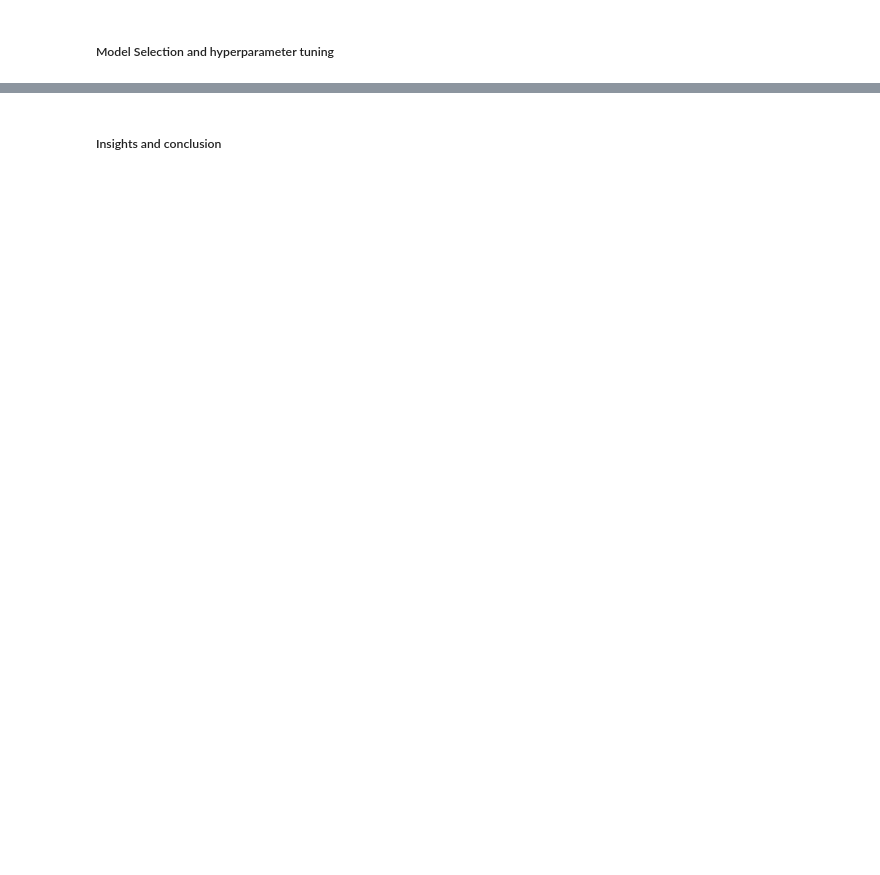
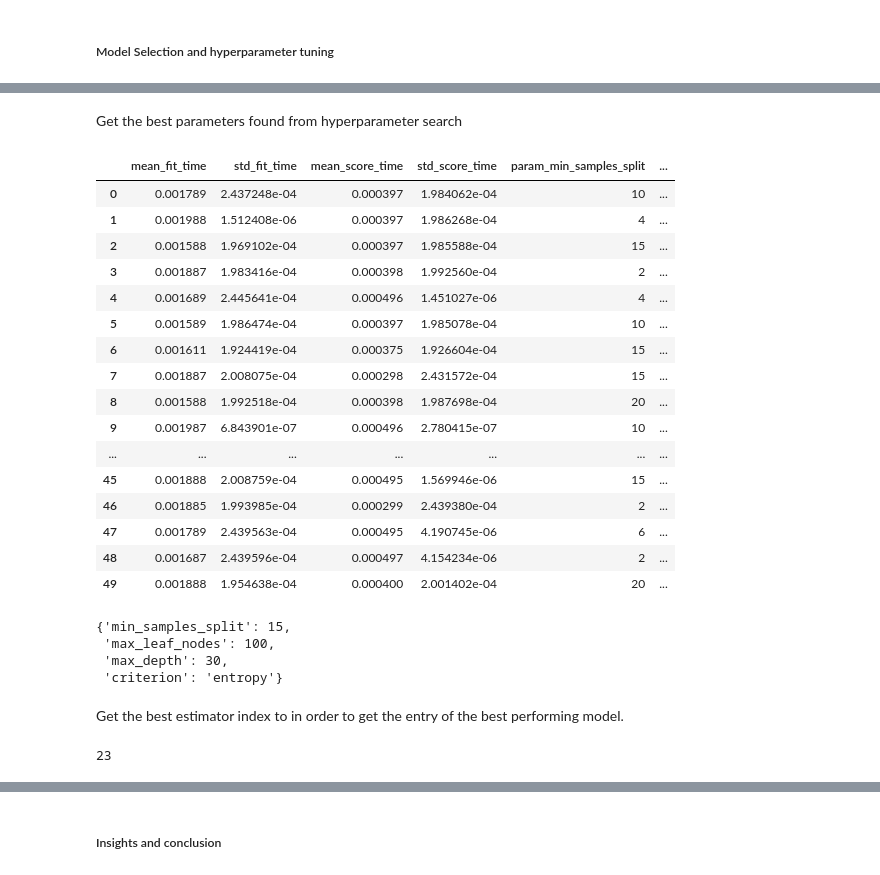
Before and after one commit to kether82/STINTSY-MP, a Jupyter notebook: esrb_main.ipynb, the cells around one changed output, grey strips where cells are left out. Cells and saved outputs as stored; diff of their text form; code cells hidden in the pictures; blank space fills up the shorter version.

```diff
--- a/esrb_main.ipynb
+++ b/esrb_main.ipynb
@@ -229,0 +291,11 @@ It seems that generally the correlation between each *ESRB Content* is very weak
+# %%
+dtc = DecisionTreeClassifier()
+# %%
+hyperparameters = [
+    {
+        'criterion': ['gini', 'entropy'],
+        'max_depth': [ 5, 10, 20, 30],
+        'min_samples_split': [2, 4, 6, 10, 15, 20],
+        'max_leaf_nodes': [3, 5, 10, 20, 50, 100],
+    }
+]
@@ -229,0 +318,39 @@ It seems that generally the correlation between each *ESRB Content* is very weak
+# %% [markdown]
+Get the best parameters found from hyperparameter search
+# %%
+pd.set_option('display.max_colwidth', None)
+
+rsc_results = pd.DataFrame(rsc_esrb.cv_results_)
+rsc_results
+# %% [output]
+|  | mean_fit_time | std_fit_time | mean_score_time | std_score_time | param_min_samples_split | ... |
+| 0 | 0.001789 | 2.437248e-04 | 0.000397 | 1.984062e-04 | 10 | ... |
+| 1 | 0.001988 | 1.512408e-06 | 0.000397 | 1.986268e-04 | 4 | ... |
+| 2 | 0.001588 | 1.969102e-04 | 0.000397 | 1.985588e-04 | 15 | ... |
+| 3 | 0.001887 | 1.983416e-04 | 0.000398 | 1.992560e-04 | 2 | ... |
+| 4 | 0.001689 | 2.445641e-04 | 0.000496 | 1.451027e-06 | 4 | ... |
+| 5 | 0.001589 | 1.986474e-04 | 0.000397 | 1.985078e-04 | 10 | ... |
+| 6 | 0.001611 | 1.924419e-04 | 0.000375 | 1.926604e-04 | 15 | ... |
+| 7 | 0.001887 | 2.008075e-04 | 0.000298 | 2.431572e-04 | 15 | ... |
+| 8 | 0.001588 | 1.992518e-04 | 0.000398 | 1.987698e-04 | 20 | ... |
+| 9 | 0.001987 | 6.843901e-07 | 0.000496 | 2.780415e-07 | 10 | ... |
+| ... | ... | ... | ... | ... | ... | ... |
+| 45 | 0.001888 | 2.008759e-04 | 0.000495 | 1.569946e-06 | 15 | ... |
+| 46 | 0.001885 | 1.993985e-04 | 0.000299 | 2.439380e-04 | 2 | ... |
+| 47 | 0.001789 | 2.439563e-04 | 0.000495 | 4.190745e-06 | 6 | ... |
+| 48 | 0.001687 | 2.439596e-04 | 0.000497 | 4.154234e-06 | 2 | ... |
+| 49 | 0.001888 | 1.954638e-04 | 0.000400 | 2.001402e-04 | 20 | ... |
+# %%
+rsc_esrb.best_params_
+# %% [output]
+{'min_samples_split': 15,
+ 'max_leaf_nodes': 100,
+ 'max_depth': 30,
+ 'criterion': 'entropy'}
+# %% [markdown]
+Get the  best estimator index to in order to get the entry of the best performing model.
+# %%
+best_index = rsc_esrb.best_index_
+best_index
+# %% [output]
+23
```
Also changed, not shown: parts of 25 cells of this notebook.
